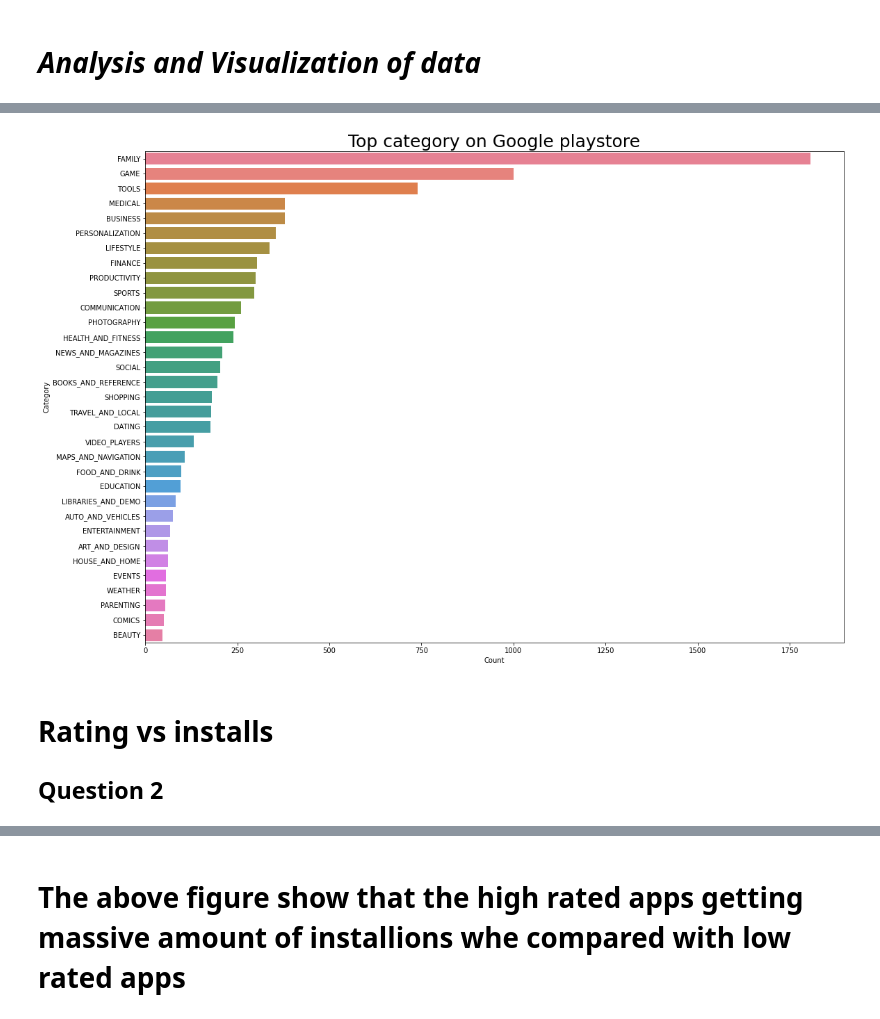
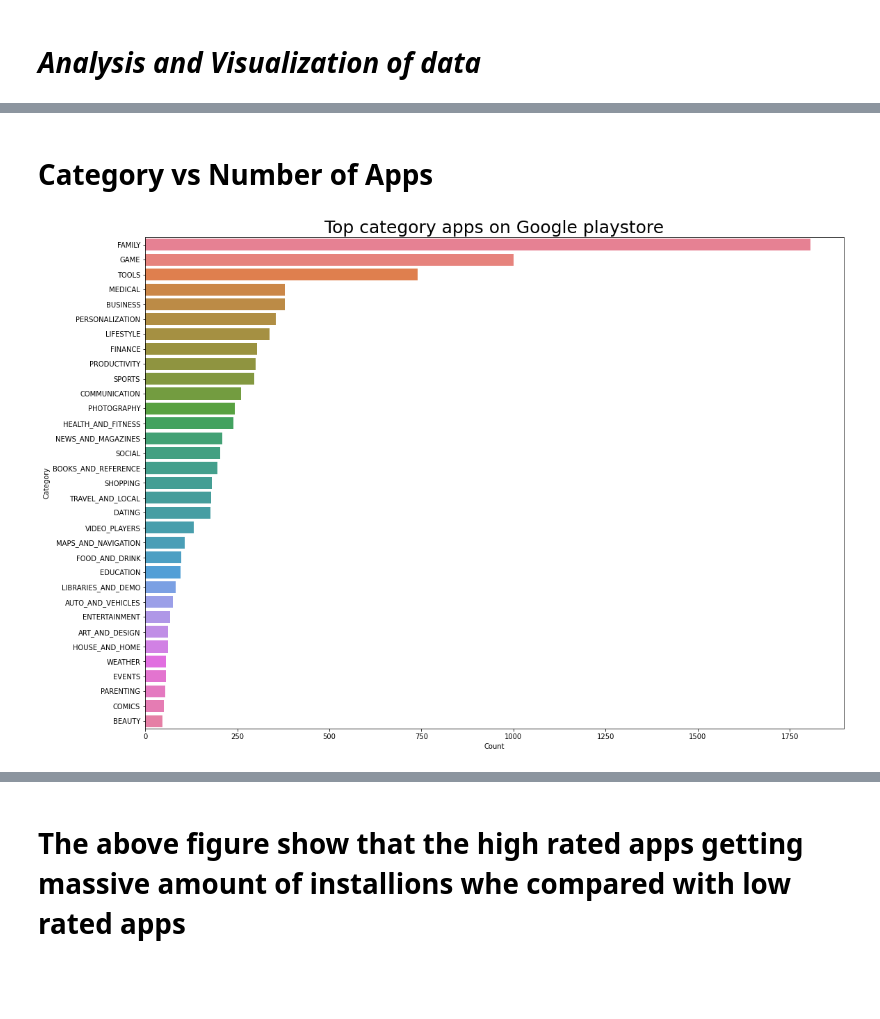
Before and after one commit to ashyaulla/Playstore-Data-Analysis, a Jupyter notebook: Playstore_Data_Analysis(Team_notebook).ipynb, the cells around one changed output, grey strips where cells are left out. Cells and saved outputs as stored; diff of their text form; code cells hidden in the pictures; blank space fills up the shorter version.

```diff
--- a/Playstore_Data_Analysis(Team_notebook).ipynb
+++ b/Playstore_Data_Analysis(Team_notebook).ipynb
@@ -360 +337,3 @@ sns.heatmap(PS_df.corr(),linewidth=0.5,cmap='viridis' )
+# %% [markdown]
+# **Category vs Number of Apps**
 # %%
@@ -368,12 +348,9 @@ for i in range(len(x)):
 # %%
 plt.figure(figsize=(18,13))
 plt.xlabel('Count')
 plt.ylabel('Category')
 
 graph=sns.barplot(x=xsis,y=ysis,palette="husl")
-graph.set_title("Top category on Google playstore",fontsize=25);
+graph.set_title("Top category apps on Google playstore",fontsize=25);
 # %% [output]
-[figure, old version]
+[figure, new version]
-# %% [markdown]
-# Rating vs installs
-## Question 2
```
Also changed, not shown: parts of 53 cells of this notebook.
